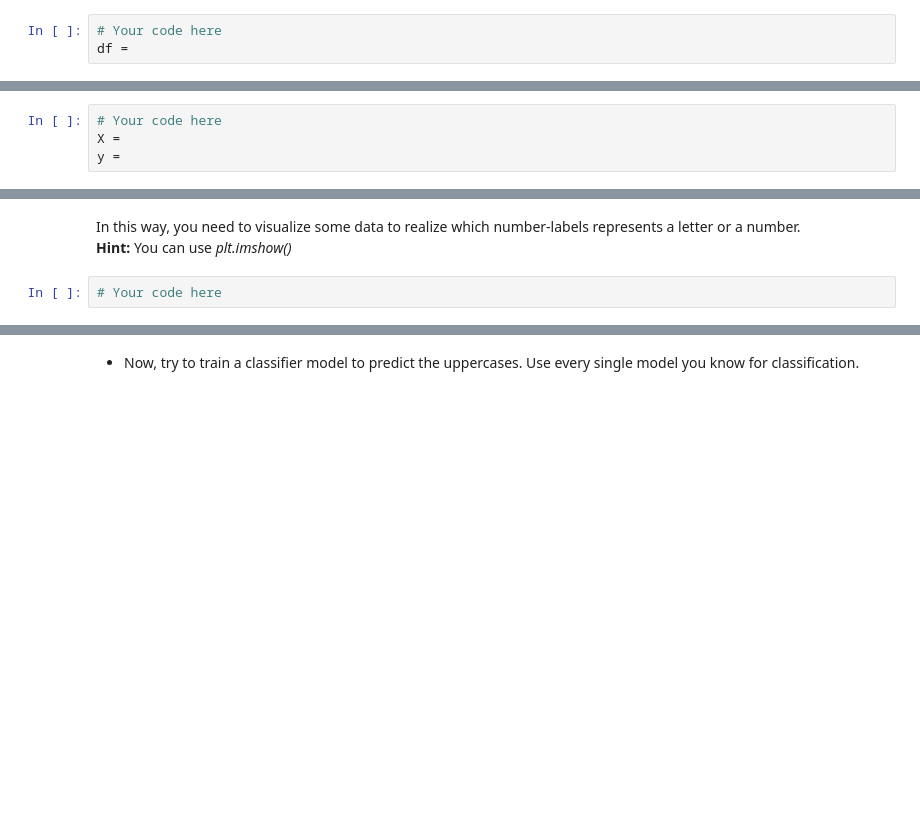
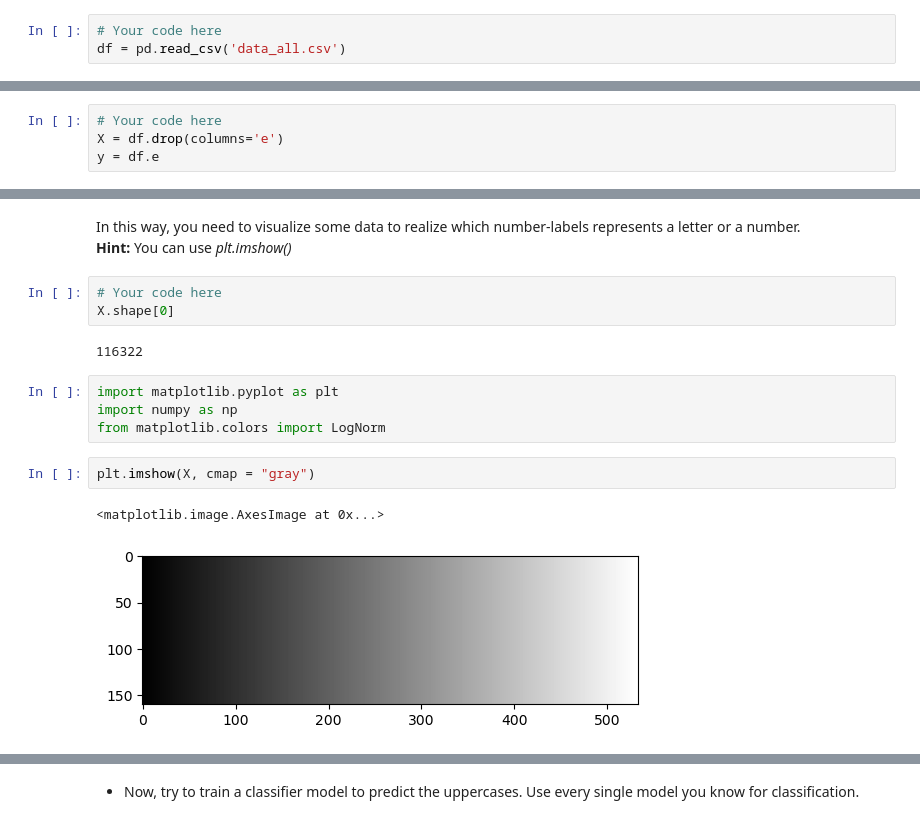
Before and after one commit to ta-data-mexpt/lab-supervised-classification, a Jupyter notebook: Supervised Classification.ipynb, the cells around one changed output, grey strips where cells are left out. Cells and saved outputs as stored; diff of their text form; blank space fills up the shorter version.

```diff
--- a/Supervised Classification.ipynb
+++ b/Supervised Classification.ipynb
@@ -6,4 +16,4 @@
 In the data.csv there are letters (uppercases and lowercases) and numbers in a row format, in the cell below load the **data_all.csv** and explore it.
 # %%
 # Your code here
-df =
+df = pd.read_csv('data_all.csv')
@@ -12,8 +80,8 @@ df =
 Now than you had identified your data, try to define your X and y (target) for next classification models.
 # %%
 # Your code here
-X =
-y =
+X = df.drop(columns='e')
+y = df.e
 # %% [markdown]
 Before applying any model, you need to know which labels are which, to solve this you need to reshape your X-dataset into 28x28 pixels in a variable called `x_images`. <br> **Hint:** You can use *np.reshape(size of data, 28, 28))*
 # %%
@@ -24,3 +120,15 @@ In this way, you need to visualize some data to realize which number-labels repr
 <br> **Hint:** You can use *plt.imshow()*
 # %%
 # Your code here
+X.shape[0]
+# %% [output]
+116322
+# %%
+import matplotlib.pyplot as plt
+import numpy as np
+from matplotlib.colors import LogNorm
+# %%
+plt.imshow(X, cmap = "gray")
+# %% [output]
+<matplotlib.image.AxesImage at 0x...>
+[figure, added]
```
Also changed, not shown: parts of 16 cells of this notebook.
